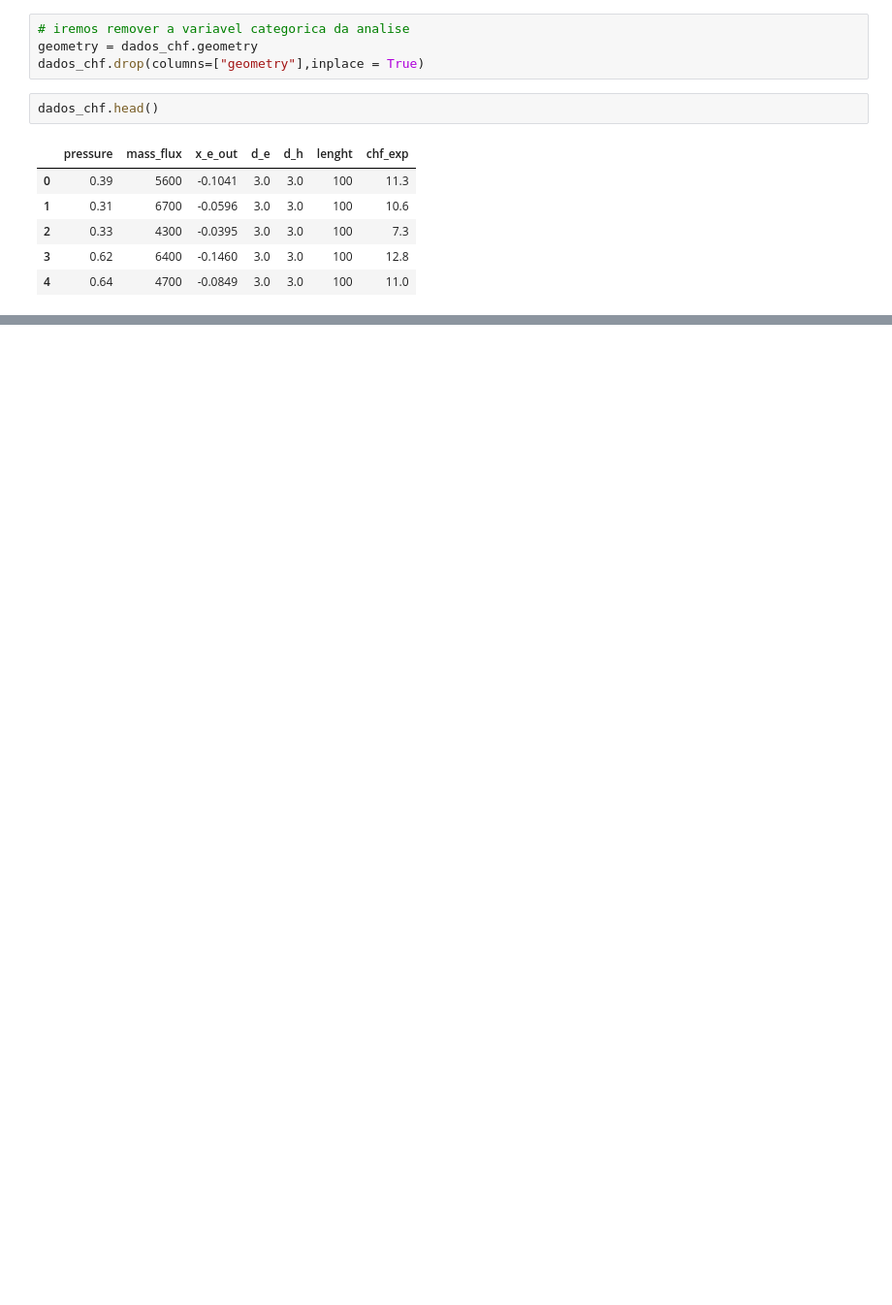
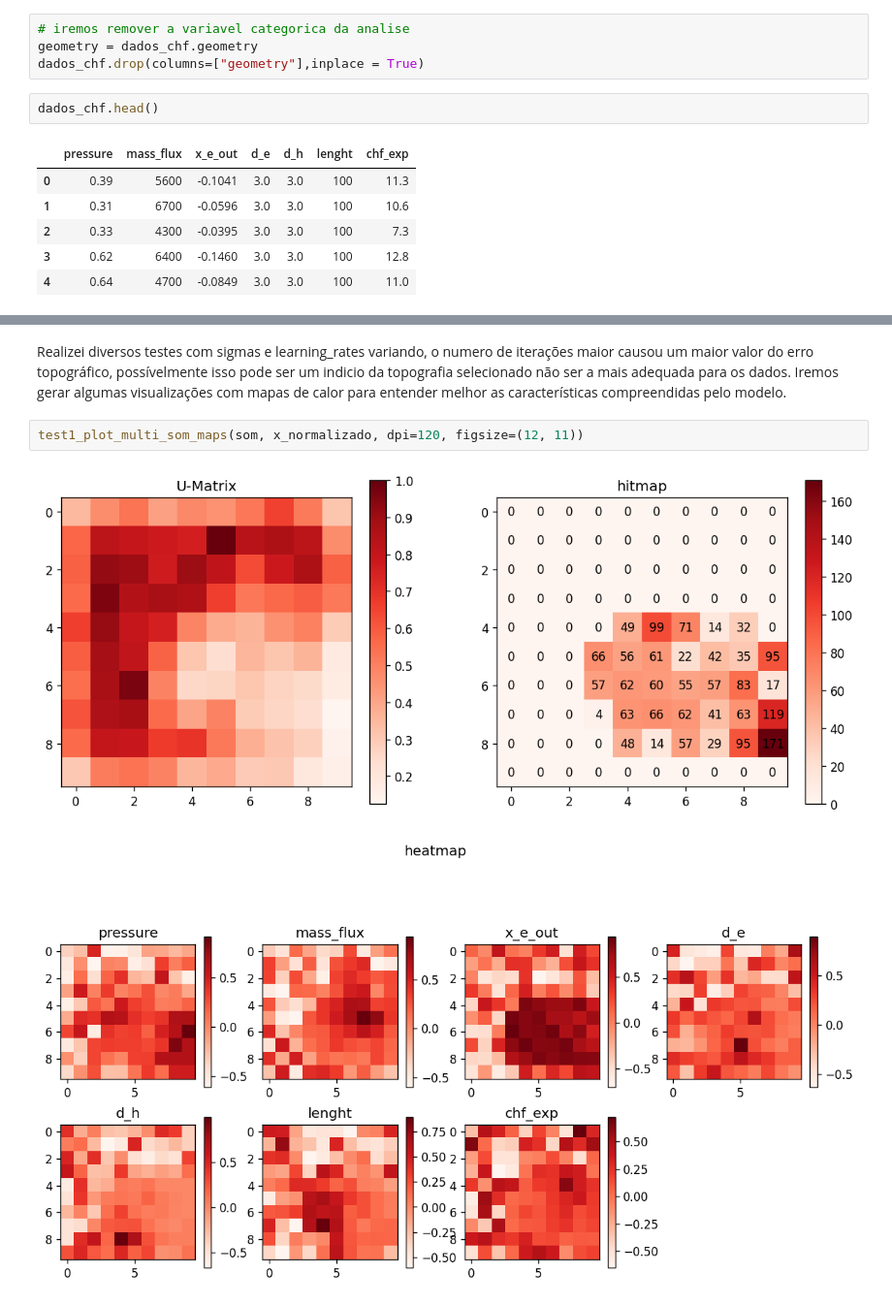
Before and after one commit to renan-estatistica/notebooksAulaRedesNeuraisInpe, a Jupyter notebook: Projeto_2_Redes_Para_Problemas_Não_Supervisionados.ipynb, the cells around one changed output, grey strips where cells are left out. Shown at 97% size. Saved outputs shown, nothing was run; the diff lists cells and outputs as text; blank space fills up the shorter version.

```diff
--- a/Projeto_2_Redes_Para_Problemas_Não_Supervisionados.ipynb
+++ b/Projeto_2_Redes_Para_Problemas_Não_Supervisionados.ipynb
@@ -134,0 +390,7 @@ plt.legend();
+# %% [markdown]
+Realizei diversos testes com sigmas e learning_rates variando, o numero de iterações maior causou um maior valor do erro topográfico, possívelmente isso pode ser um indicio da topografia selecionado não ser a mais adequada para os dados. Iremos gerar algumas visualizações com mapas de calor para entender melhor as características compreendidas pelo modelo.
+# %%
+test1_plot_multi_som_maps(som, x_normalizado, dpi=120, figsize=(12, 11))
+# %% [output]
+[figure, added]
+[figure, added]
```
Also changed, not shown: parts of 105 cells of this notebook.
